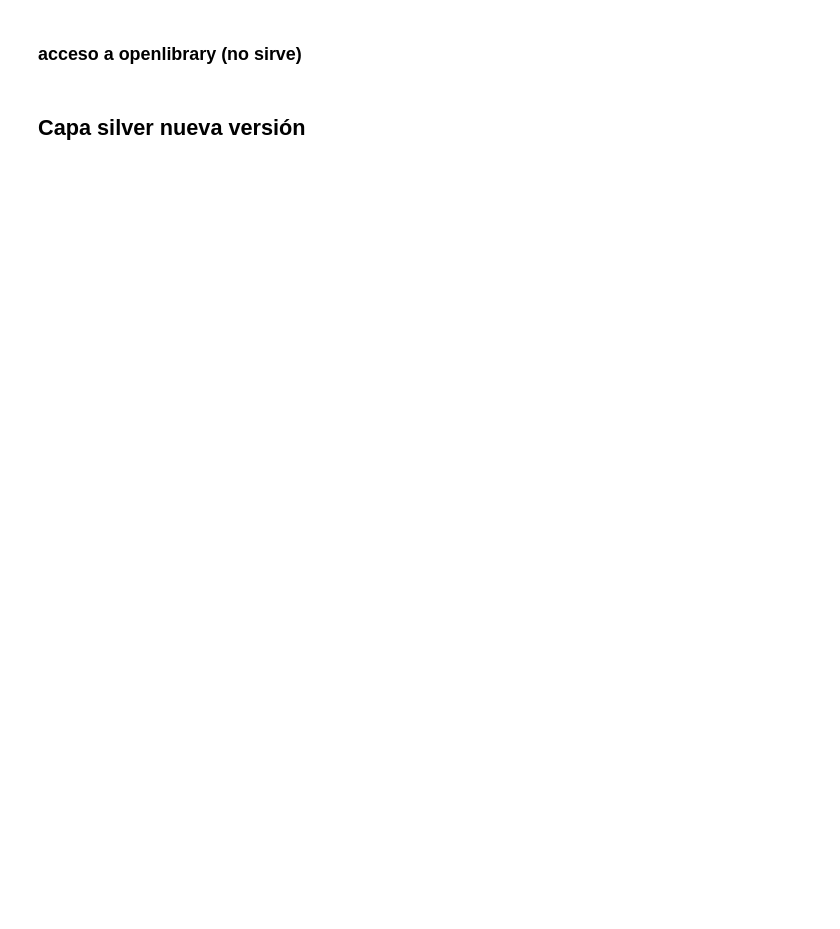
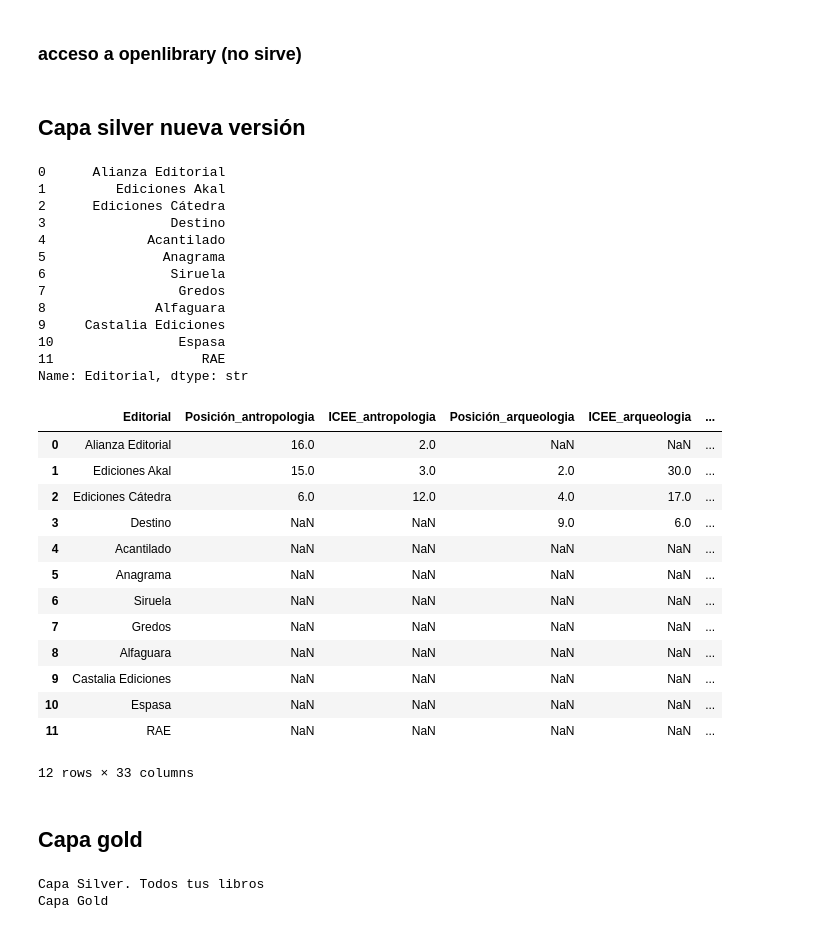
Before and after one commit to anava122002/Trabajo-Fin-de-Master, a Jupyter notebook: getting_data.ipynb, the cells around one changed output. Saved outputs shown, nothing was run; the diff lists cells and outputs as text; code cells hidden in the pictures; blank space fills up the shorter version.

```diff
--- a/getting_data.ipynb
+++ b/getting_data.ipynb
@@ -542,0 +687,32 @@ def inferencia_categoria(df, categorias=SUBCATEGORIAS):
+# %%
+merge_spi()
+# %% [output]
+0      Alianza Editorial
+1         Ediciones Akal
+2      Ediciones Cátedra
+3                Destino
+4             Acantilado
+5               Anagrama
+6                Siruela
+7                 Gredos
+8              Alfaguara
+9     Castalia Ediciones
+10                Espasa
+11                   RAE
+Name: Editorial, dtype: str
+|  | Editorial | Posición_antropologia | ICEE_antropologia | Posición_arqueologia | ICEE_arqueologia | ... |
+| 0 | Alianza Editorial | 16.0 | 2.0 | NaN | NaN | ... |
+| 1 | Ediciones Akal | 15.0 | 3.0 | 2.0 | 30.0 | ... |
+| 2 | Ediciones Cátedra | 6.0 | 12.0 | 4.0 | 17.0 | ... |
+| 3 | Destino | NaN | NaN | 9.0 | 6.0 | ... |
+| 4 | Acantilado | NaN | NaN | NaN | NaN | ... |
+| 5 | Anagrama | NaN | NaN | NaN | NaN | ... |
+| 6 | Siruela | NaN | NaN | NaN | NaN | ... |
+| 7 | Gredos | NaN | NaN | NaN | NaN | ... |
+| 8 | Alfaguara | NaN | NaN | NaN | NaN | ... |
+| 9 | Castalia Ediciones | NaN | NaN | NaN | NaN | ... |
+| 10 | Espasa | NaN | NaN | NaN | NaN | ... |
+| 11 | RAE | NaN | NaN | NaN | NaN | ... |
+12 rows × 33 columns
+# %% [markdown]
+## Capa gold
@@ -542,0 +925,24 @@ def inferencia_categoria(df, categorias=SUBCATEGORIAS):
+# %%
+# SILVER
+# ttl
+print("Capa Silver. Todos tus libros")
+# data = crear_df()
+# silver_ttl = limpiar_df_completa(data)
+# spi
+# print("Capa Silver. SPI")
+# sel = merge_spi()
+# silver_spi = prestigio_editorial(sel)
+
+# GOLD
+print("Capa Gold")
+gold_final = crear_gold(silver_ttl, silver_spi)
+
+
+# para valores imputados por minmax: eliminar antes los nan
+# para colaboradores practicamente nulos: +83000 son cero. ver qué hacer
+# cat/subcat vacías: todas. problema heredado de ttl
+# prestigios nulos: sí es normal, no tenemos editoriales puntuadas en esas categorías. 0 sí que significa no registro, de hecho, si una editorial no está en el spi debe igualmente incluirse en la tabla del spi con todos los prestigios iguales a 0
+# columna a eliminar: resultado de guardar en csv, irrelevante
+# %% [output]
+Capa Silver. Todos tus libros
+Capa Gold
```
Also changed, not shown: parts of 9 cells of this notebook, 10 other files.
